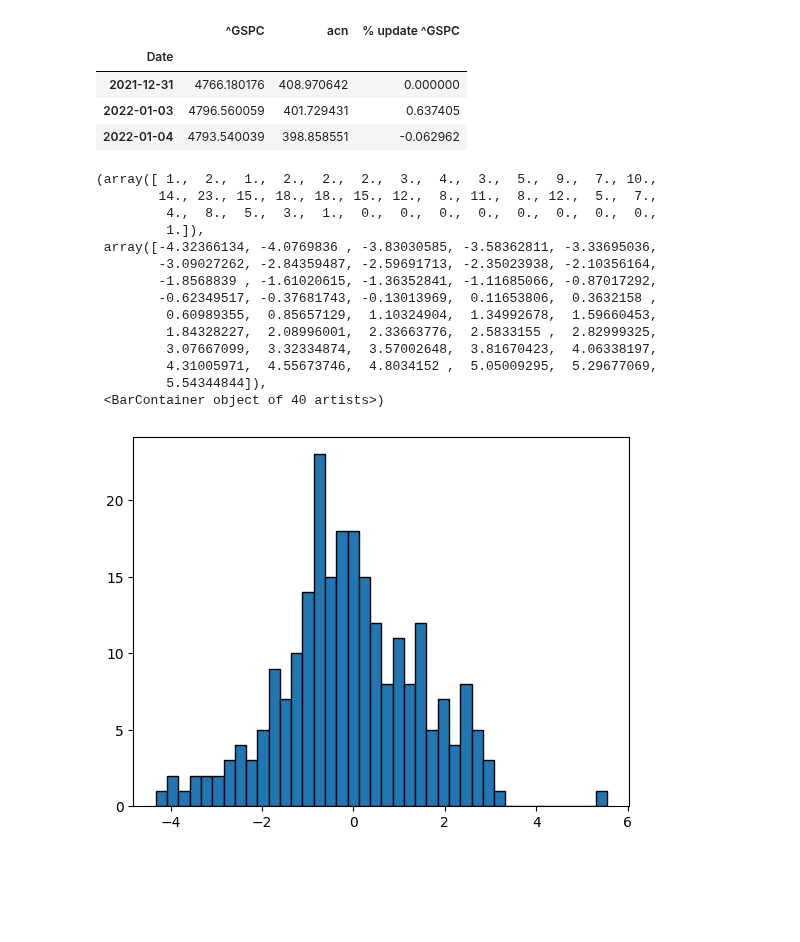
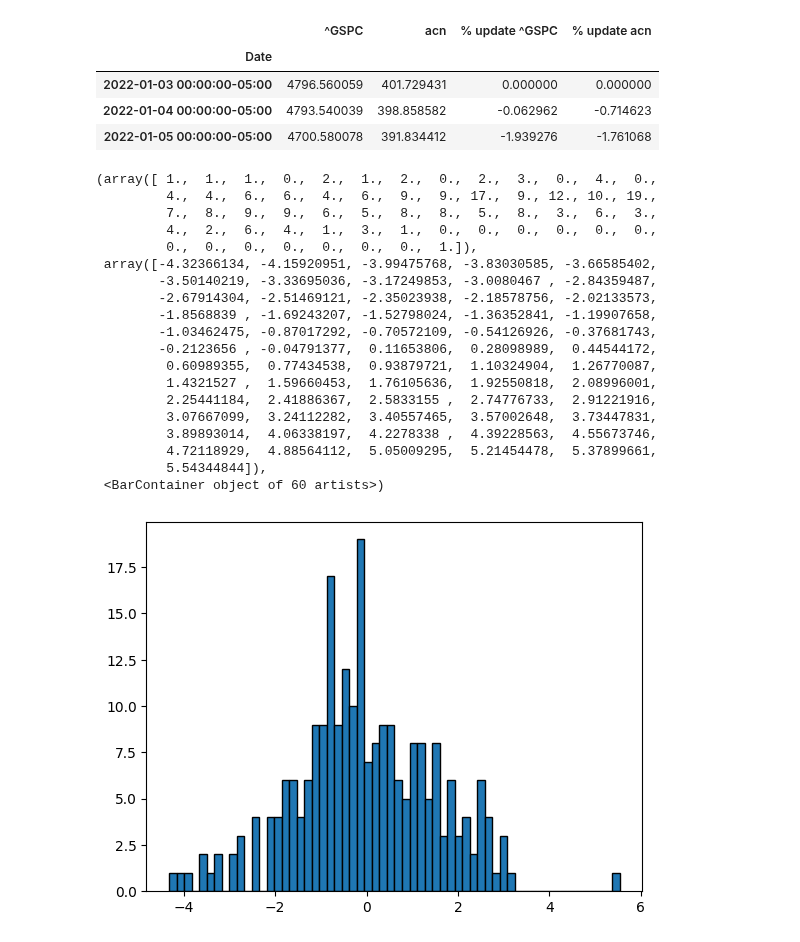
Before and after one commit to ChapnesAl/Tinkoff_Investment, a Jupyter notebook: lessons_and_tests/da_lessons/histogram.ipynb, the cells around one changed output. Cells and saved outputs as stored; diff of their text form; code cells hidden in the pictures; blank space fills up the shorter version.

```diff
--- a/lessons_and_tests/da_lessons/histogram.ipynb
+++ b/lessons_and_tests/da_lessons/histogram.ipynb
@@ -54,34 +54,40 @@ def add_percent_update(tick):
     for i in range(len(gf_copy)):
         gf_vv[i] = (gf_copy_v[i] - gf_vv[i]) / (gf_vv[i] / 100)
 
-    gf_vv = numpy.insert(gf_vv, 0, 0)
-    gf_vv = numpy.delete(gf_vv, -1)
+    gf_vv = np.insert(gf_vv, 0, 0)
+    gf_vv = np.delete(gf_vv, -1)
     return gf_vv
 
 gf[f"% update {market_ticker}"] = add_percent_update(market_ticker)
+gf[f"% update {stock_ticker}"] = add_percent_update(stock_ticker)
 
 gf.head(3)
 # %% [output]
-|  | ^GSPC | acn | % update ^GSPC |
-| Date |  |  |  |
-| 2021-12-31 | 4766.180176 | 408.970642 | 0.000000 |
-| 2022-01-03 | 4796.560059 | 401.729431 | 0.637405 |
-| 2022-01-04 | 4793.540039 | 398.858551 | -0.062962 |
+|  | ^GSPC | acn | % update ^GSPC | % update acn |
+| Date |  |  |  |  |
+| 2022-01-03 00:00:00-05:00 | 4796.560059 | 401.729431 | 0.000000 | 0.000000 |
+| 2022-01-04 00:00:00-05:00 | 4793.540039 | 398.858582 | -0.062962 | -0.714623 |
+| 2022-01-05 00:00:00-05:00 | 4700.580078 | 391.834412 | -1.939276 | -1.761068 |
 # %%
-plt.hist(list(gf['% update ^GSPC'].values), bins=40, edgecolor='black')
+plt.hist(list(gf['% update ^GSPC'].values), bins=60, edgecolor='black')
 # %% [output]
-(array([ 1.,  2.,  1.,  2.,  2.,  2.,  3.,  4.,  3.,  5.,  9.,  7., 10.,
-        14., 23., 15., 18., 18., 15., 12.,  8., 11.,  8., 12.,  5.,  7.,
-         4.,  8.,  5.,  3.,  1.,  0.,  0.,  0.,  0.,  0.,  0.,  0.,  0.,
-         1.]),
- array([-4.32366134, -4.0769836 , -3.83030585, -3.58362811, -3.33695036,
-        -3.09027262, -2.84359487, -2.59691713, -2.35023938, -2.10356164,
-        -1.8568839 , -1.61020615, -1.36352841, -1.11685066, -0.87017292,
-        -0.62349517, -0.37681743, -0.13013969,  0.11653806,  0.3632158 ,
-         0.60989355,  0.85657129,  1.10324904,  1.34992678,  1.59660453,
-         1.84328227,  2.08996001,  2.33663776,  2.5833155 ,  2.82999325,
-         3.07667099,  3.32334874,  3.57002648,  3.81670423,  4.06338197,
-         4.31005971,  4.55673746,  4.8034152 ,  5.05009295,  5.29677069,
+(array([ 1.,  1.,  1.,  0.,  2.,  1.,  2.,  0.,  2.,  3.,  0.,  4.,  0.,
+         4.,  4.,  6.,  6.,  4.,  6.,  9.,  9., 17.,  9., 12., 10., 19.,
+         7.,  8.,  9.,  9.,  6.,  5.,  8.,  8.,  5.,  8.,  3.,  6.,  3.,
+         4.,  2.,  6.,  4.,  1.,  3.,  1.,  0.,  0.,  0.,  0.,  0.,  0.,
+         0.,  0.,  0.,  0.,  0.,  0.,  0.,  1.]),
+ array([-4.32366134, -4.15920951, -3.99475768, -3.83030585, -3.66585402,
+        -3.50140219, -3.33695036, -3.17249853, -3.0080467 , -2.84359487,
+        -2.67914304, -2.51469121, -2.35023938, -2.18578756, -2.02133573,
+        -1.8568839 , -1.69243207, -1.52798024, -1.36352841, -1.19907658,
+        -1.03462475, -0.87017292, -0.70572109, -0.54126926, -0.37681743,
+        -0.2123656 , -0.04791377,  0.11653806,  0.28098989,  0.44544172,
+         0.60989355,  0.77434538,  0.93879721,  1.10324904,  1.26770087,
+         1.4321527 ,  1.59660453,  1.76105636,  1.92550818,  2.08996001,
+         2.25441184,  2.41886367,  2.5833155 ,  2.74776733,  2.91221916,
+         3.07667099,  3.24112282,  3.40557465,  3.57002648,  3.73447831,
+         3.89893014,  4.06338197,  4.2278338 ,  4.39228563,  4.55673746,
+         4.72118929,  4.88564112,  5.05009295,  5.21454478,  5.37899661,
          5.54344844]),
- <BarContainer object of 40 artists>)
+ <BarContainer object of 60 artists>)
-[figure, old version]
+[figure, new version]
```
Also changed, not shown: parts of 7 cells of this notebook, 4 other files.
